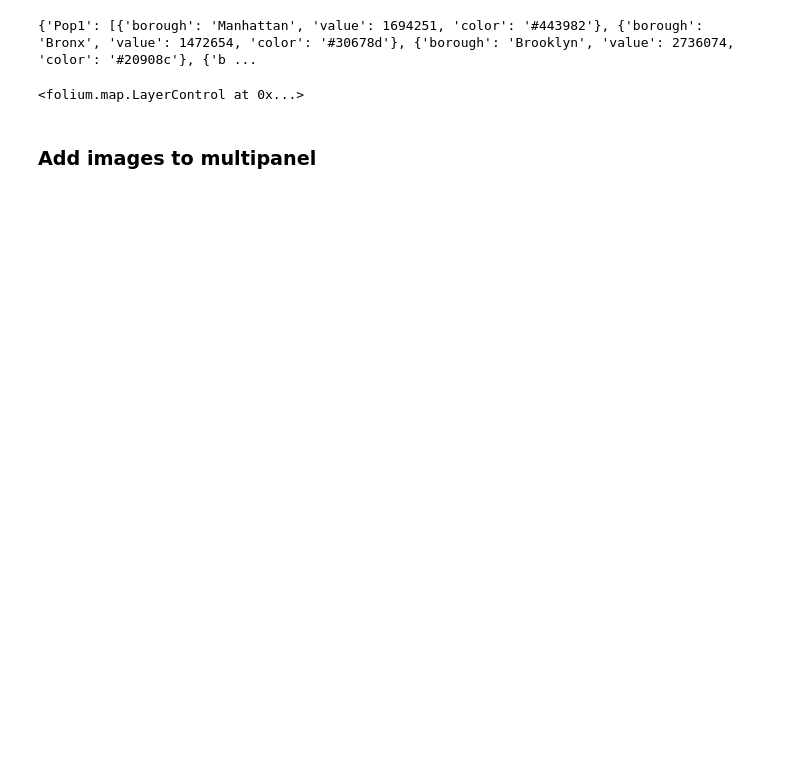
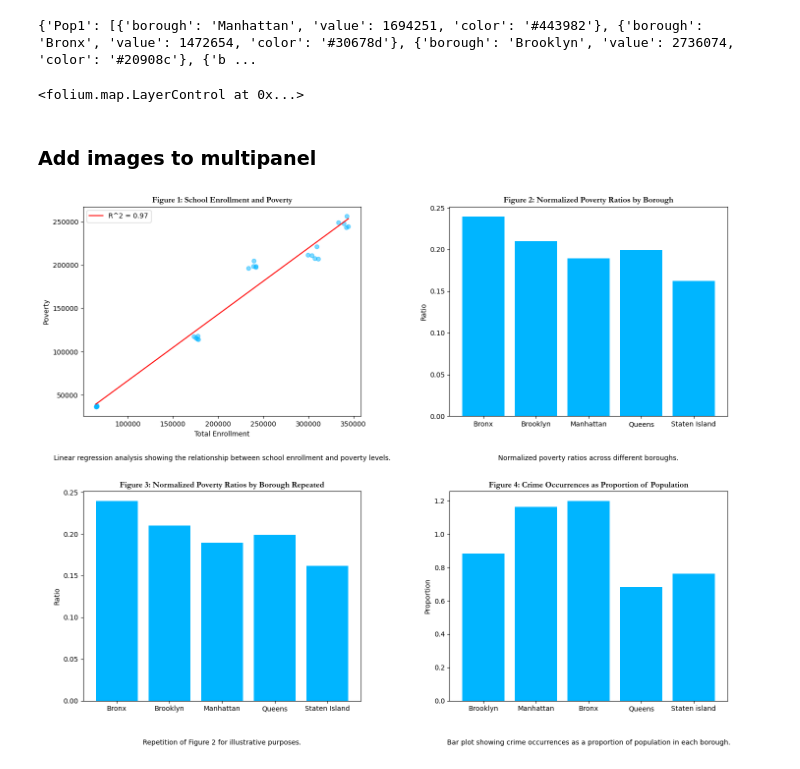
Before and after one commit to johan-bh/Social-Data---Final-Project, a Jupyter notebook: Socio_data.ipynb, the cells around one changed output. Saved outputs shown, nothing was run; the diff lists cells and outputs as text; code cells hidden in the pictures; blank space fills up the shorter version.

```diff
--- a/Socio_data.ipynb
+++ b/Socio_data.ipynb
@@ -250,7 +249,8 @@ import pandas as pd
 import seaborn as sns
 
 # Load the data
-file_path = "C:\\Users\\jbh\\Desktop\\SocialData_FinalProject\\nyc_decennialcensusdata_2010_2020_change-core-geographies.xlsx"
+#file_path = "C:\\Users\\jbh\\Desktop\\SocialData_FinalProject\\nyc_decennialcensusdata_2010_2020_change-core-geographies.xlsx"
+file_path = "./nyc_decennialcensusdata_2010_2020_change-core-geographies.xlsx"
 data_2020 = pd.read_excel(file_path, sheet_name='2020', nrows=6)
 
 # Set the index and drop unnecessary rows
@@ -343,8 +343,8 @@ import warnings
 warnings.filterwarnings('ignore')
 
 # Load the first dataset
-fpath1 = "/Users/benjaminfazal/SocialData2024/Ass_final"
-data_soc = pd.read_csv(fpath1 + "/socio_b.csv")
+#fpath1 = "/Users/benjaminfazal/SocialData2024/Ass_final"
+data_soc = pd.read_csv("./socio_b.csv")
 
 # First subplot: fit linear model between poverty and school participation
 school = data_soc['Total Enrollment']
@@ -363,47 +363,51 @@ ratios = borough_poverty / borough_population
 ratios /= ratios.sum()
 
 # Load the second dataset
-path2 = '/Users/benjaminfazal/Desktop/Skole/Kandidat/Semester_1/Social_data/'
-data_crime = pd.read_csv(path2 + 'NYPD_Complaint_Data_Cleaned.csv')
+#path2 = '/Users/benjaminfazal/Desktop/Skole/Kandidat/Semester_1/Social_data/'
+data_crime = pd.read_csv('./NYPD_Complaint_Data_Cleaned.csv')
 
 # Fourth subplot: crime occurrences as a proportion
 borough_crimes = data_crime['Borough_Name'].value_counts()
 borough_crimes = borough_crimes.reset_index()
 borough_crimes.columns = ['Borough_name', 'Count']
 population = [2736074, 1694251, 1472654, 2405464, 495747]
 borough_crimes['Population'] = population
 borough_crimes['Proportion'] = borough_crimes['Count'] / borough_crimes['Population']
 
 # Plotting
 fig, axs = plt.subplots(2, 2, figsize=(15, 12))
-
+color = sns.color_palette("hsv",8)[4]
 # Scatter plot with linear regression
-axs[0, 0].scatter(school, pov, alpha=0.5)
+axs[0, 0].scatter(school, pov, alpha=0.5, color=color)
 axs[0, 0].plot(np.linspace(min(school), max(school), 100), slope*np.linspace(min(school), max(school), 100) + intercept, color='red', label=f'R^2 = {r_squared:.2f}')
 axs[0, 0].set_xlabel('Total Enrollment')
 axs[0, 0].set_ylabel('Poverty')
-axs[0, 0].set_title('Figure 1: School Enrollment and Poverty')
+axs[0, 0].set_title('Figure 1: School Enrollment and Poverty', fontsize=12, fontdict={'fontname': 'Garamond', 'weight': 'bold'})
 axs[0, 0].legend()
 axs[0, 0].text(0.5, -0.2, 'Linear regression analysis showing the relationship between school enrollment and poverty levels.', horizontalalignment='center', verticalalignment='center', transform=axs[0, 0].transAxes, fontsize=10)
 
 # Bar plot for normalized P(Poverty | Borough)
-axs[0, 1].bar(ratios.index, ratios)
+axs[0, 1].bar(ratios.index, ratios, color=color)
 axs[0, 1].set_ylabel('Ratio')
-axs[0, 1].set_title('Figure 2: Normalized Poverty Ratios by Borough')
+axs[0, 1].set_title('Figure 2: Normalized Poverty Ratios by Borough', fontsize=12, fontdict={'fontname': 'Garamond', 'weight': 'bold'})
 axs[0, 1].text(0.5, -0.2, 'Normalized poverty ratios across different boroughs.', horizontalalignment='center', verticalalignment='center', transform=axs[0, 1].transAxes, fontsize=10)
 
 # Repeat the normalized plot for the same data (demonstrative, could change to different data or analysis)
-axs[1, 0].bar(ratios.index, ratios)
+axs[1, 0].bar(ratios.index, ratios, color=color)
 axs[1, 0].set_ylabel('Ratio')
-axs[1, 0].set_title('Figure 3: Normalized Poverty Ratios by Borough Repeated')
+axs[1, 0].set_title('Figure 3: Normalized Poverty Ratios by Borough Repeated', fontsize=12, fontdict={'fontname': 'Garamond', 'weight': 'bold'})
 axs[1, 0].text(0.5, -0.2, 'Repetition of Figure 2 for illustrative purposes.', horizontalalignment='center', verticalalignment='center', transform=axs[1, 0].transAxes, fontsize=10)
 
 # Bar plot for crime occurrences as a proportion
-axs[1, 1].bar(borough_crimes['Borough_name'], borough_crimes['Proportion'])
+axs[1, 1].bar(borough_crimes['Borough_name'], borough_crimes['Proportion'], color=color)
 axs[1, 1].set_ylabel('Proportion')
-axs[1, 1].set_title('Figure 4: Crime Occurrences as Proportion of Population')
+axs[1, 1].set_title('Figure 4: Crime Occurrences as Proportion of Population', fontsize=12, fontdict={'fontname': 'Garamond', 'weight': 'bold'})
+# change xlabels from "BROOKLYN" to "Brooklyn" etc
+axs[1, 1].set_xticklabels([borough.capitalize() for borough in borough_crimes['Borough_name']])
 axs[1, 1].text(0.5, -0.2, 'Bar plot showing crime occurrences as a proportion of population in each borough.', horizontalalignment='center', verticalalignment='center', transform=axs[1, 1].transAxes, fontsize=10)
 
 plt.tight_layout(pad=3.0)
 plt.savefig('multiple_plots.png')
 plt.show()
+# %% [output]
+[figure, added]
```
Also changed, not shown: parts of 6 cells of this notebook, 3 other files.
